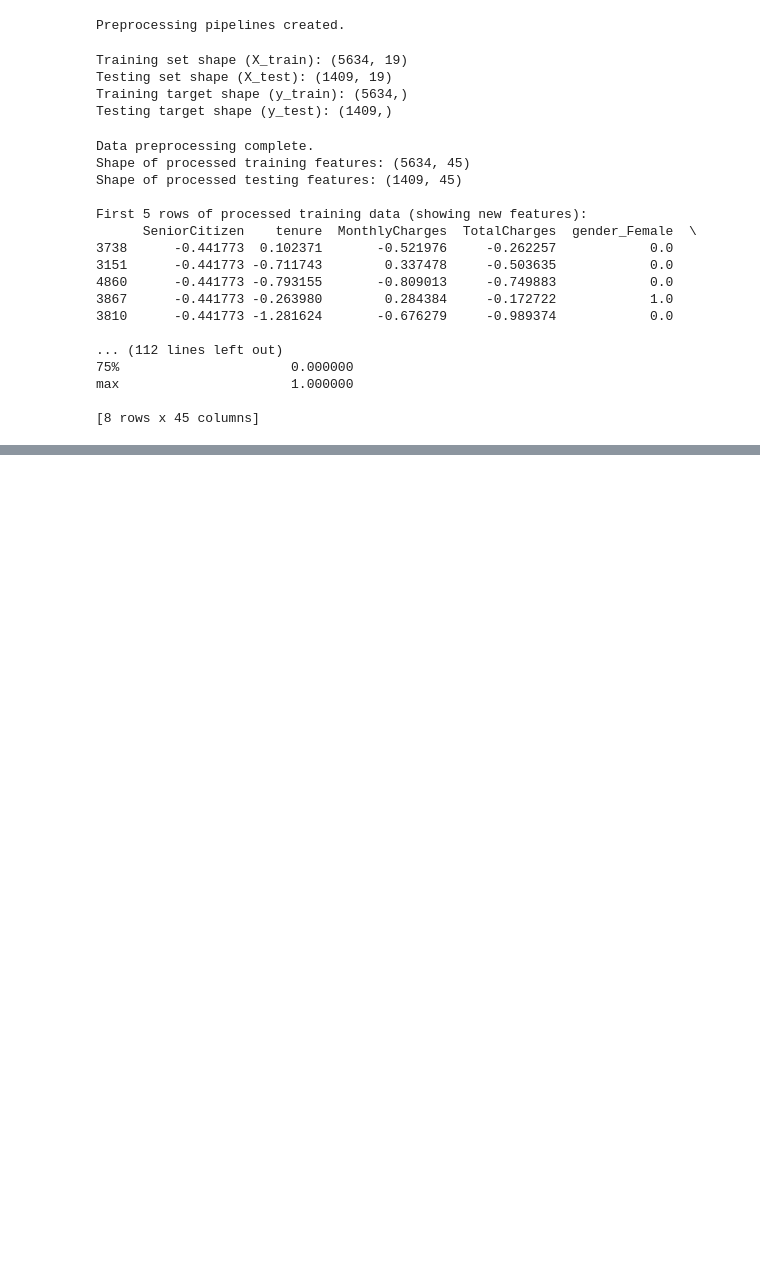
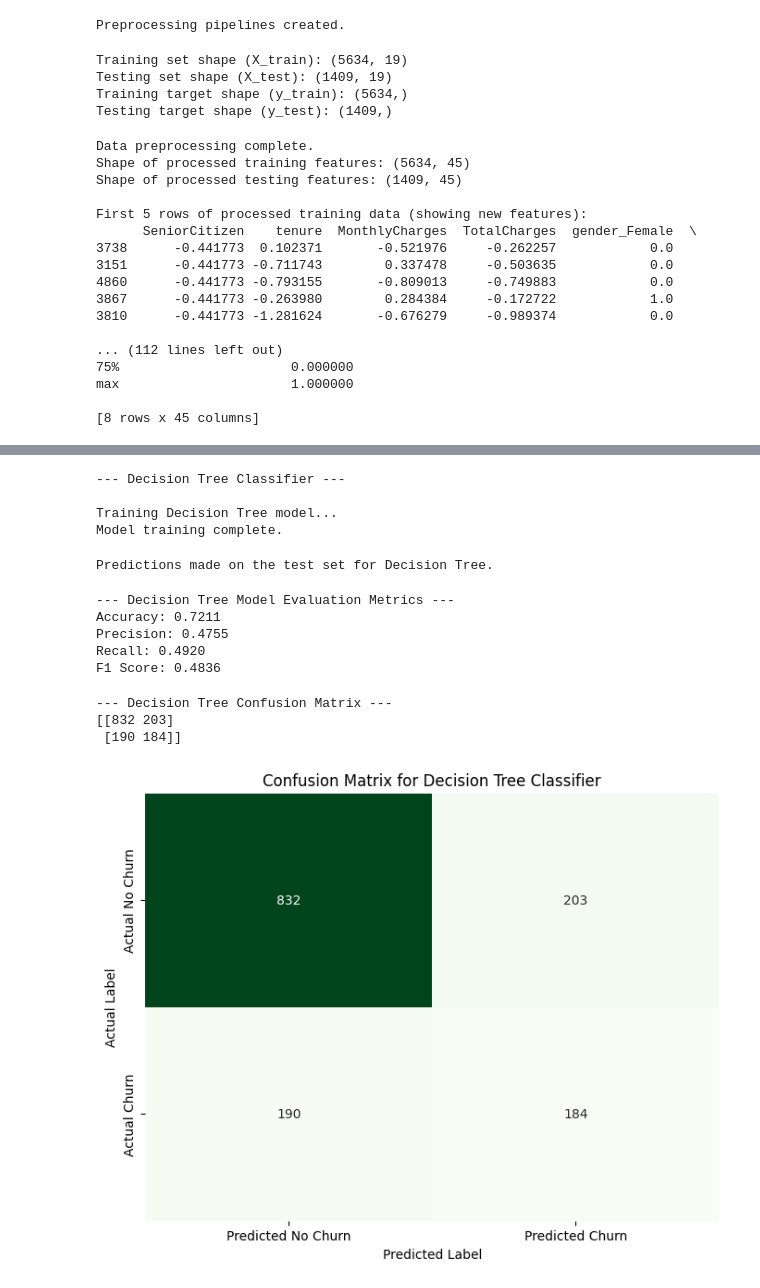
Before and after one commit to lorettayong/Customer-Churn-Prediction, a Jupyter notebook: churn_prediction.ipynb, the cells around one changed output, grey strips where cells are left out. Saved outputs shown, nothing was run; the diff lists cells and outputs as text; code cells hidden in the pictures; blank space fills up the shorter version.

```diff
--- a/churn_prediction.ipynb
+++ b/churn_prediction.ipynb
@@ -348,0 +455,66 @@ max                      1.000000
+# %%
+print("\n--- Decision Tree Classifier ---")
+
+# 1. Initialise and Train the Decision Tree Model
+# Decision Trees are non-parametric models that can capture non-linear relationships.
+# random_state ensures reproducibility of the model's internal randomness, if any.
+# max_depth can be used to control overfitting (e.g. max_depth=5)
+
+model_dt = DecisionTreeClassifier(random_state=42)
+
+print("\nTraining Decision Tree model...")
+model_dt.fit(X_train_processed_df, y_train)
+print("Model training complete.")
+# %% [output]
+--- Decision Tree Classifier ---
+
+Training Decision Tree model...
+Model training complete.
+# %%
+# 2. Make Predictions on the Test Set
+y_pred_dt = model_dt.predict(X_test_processed_df)
+
+print("Predictions made on the test set for Decision Tree.")
+# %% [output]
+Predictions made on the test set for Decision Tree.
+# %%
+# 3. Evaluate Decision Tree Model Performance
+print("\n--- Decision Tree Model Evaluation Metrics ---")
+
+accuracy_dt = accuracy_score(y_test, y_pred_dt)
+print(f"Accuracy: {accuracy_dt:.4f}")
+
+precision_dt = precision_score(y_test, y_pred_dt)
+print(f"Precision: {precision_dt:.4f}")
+
+recall_dt = recall_score(y_test, y_pred_dt)
+print(f"Recall: {recall_dt:.4f}")
+
+f1_dt = f1_score(y_test, y_pred_dt)
+print(f"F1 Score: {f1_dt:.4f}")
+# %% [output]
+--- Decision Tree Model Evaluation Metrics ---
+Accuracy: 0.7211
+Precision: 0.4755
+Recall: 0.4920
+F1 Score: 0.4836
+# %%
+# 4. Visualise the Confusion Matrix for Decision Tree
+cm_dt = confusion_matrix(y_test, y_pred_dt)
+
+print("\n--- Decision Tree Confusion Matrix ---")
+print(cm_dt)
+
+plt.figure(figsize=(8, 6))
+sns.heatmap(cm_dt, annot=True, fmt='d', cmap='Greens', cbar=False,
+            xticklabels=['Predicted No Churn', 'Predicted Churn'],
+            yticklabels=['Actual No Churn', 'Actual Churn'])
+plt.xlabel('Predicted Label')
+plt.ylabel('Actual Label')
+plt.title('Confusion Matrix for Decision Tree Classifier')
+plt.show()
+# %% [output]
+--- Decision Tree Confusion Matrix ---
+[[832 203]
+ [190 184]]
+[figure, added]
```
Also changed, not shown: parts of 10 cells of this notebook, 1 other file.
